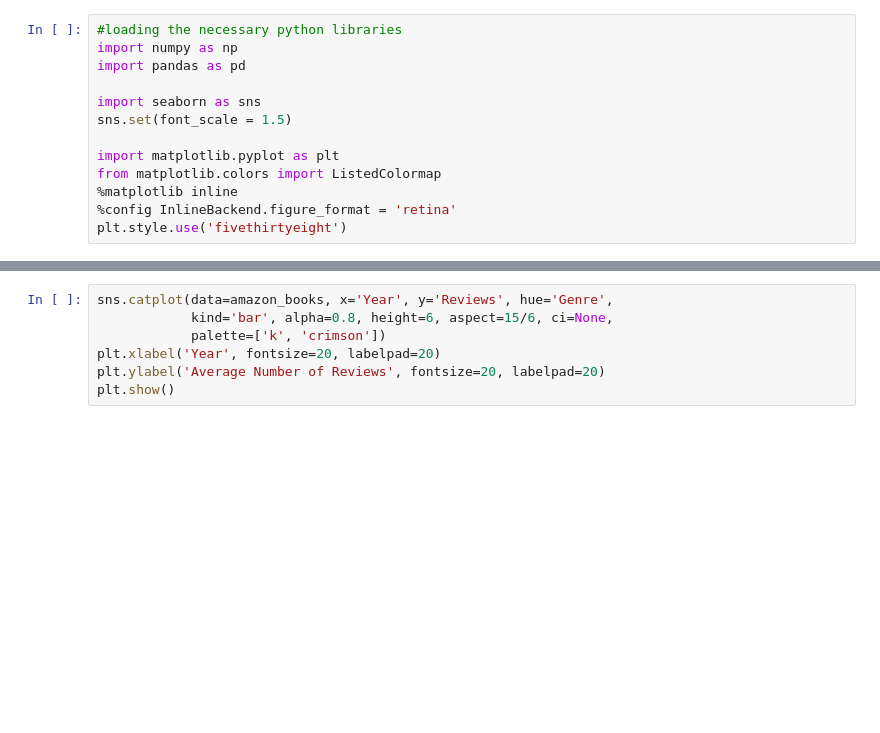
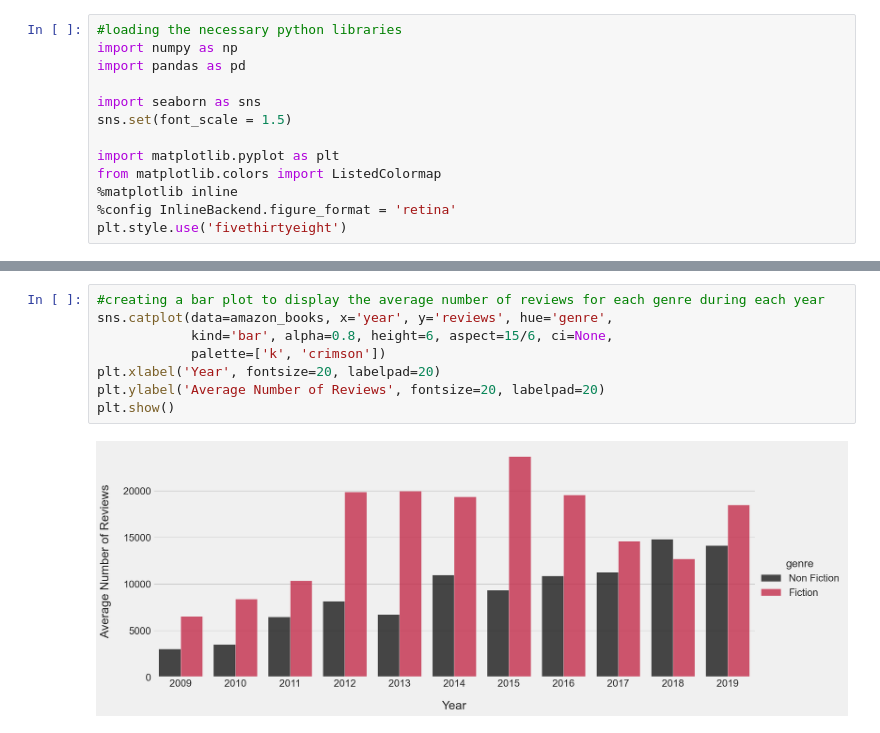
Before and after one commit to esbatiehsan/amazon-bestsellers, a Jupyter notebook: data-cleaning-exploration.ipynb, the cells around one changed output, grey strips where cells are left out. Drawn from its saved outputs; the diff is of its cells as text; blank space fills up the shorter version.

```diff
--- a/data-cleaning-exploration.ipynb
+++ b/data-cleaning-exploration.ipynb
@@ -30,8 +74,11 @@ plt.show()
 # %%
-sns.catplot(data=amazon_books, x='Year', y='Reviews', hue='Genre',
+#creating a bar plot to display the average number of reviews for each genre during each year
+sns.catplot(data=amazon_books, x='year', y='reviews', hue='genre',
             kind='bar', alpha=0.8, height=6, aspect=15/6, ci=None,
             palette=['k', 'crimson'])
 plt.xlabel('Year', fontsize=20, labelpad=20)
 plt.ylabel('Average Number of Reviews', fontsize=20, labelpad=20)
 plt.show()
+# %% [output]
+[figure, added]
 # %%
```
Also changed, not shown: parts of 18 cells of this notebook.
